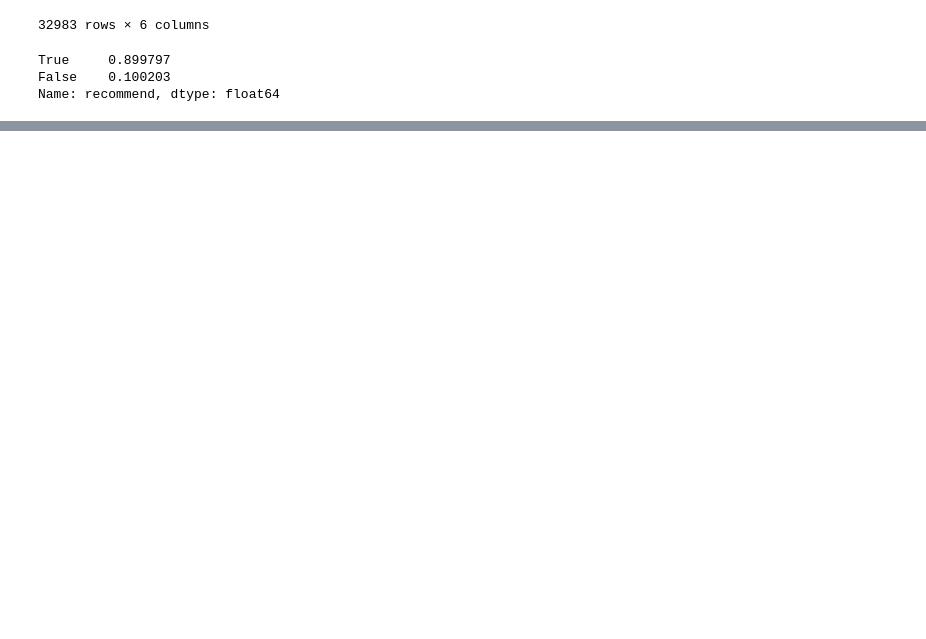
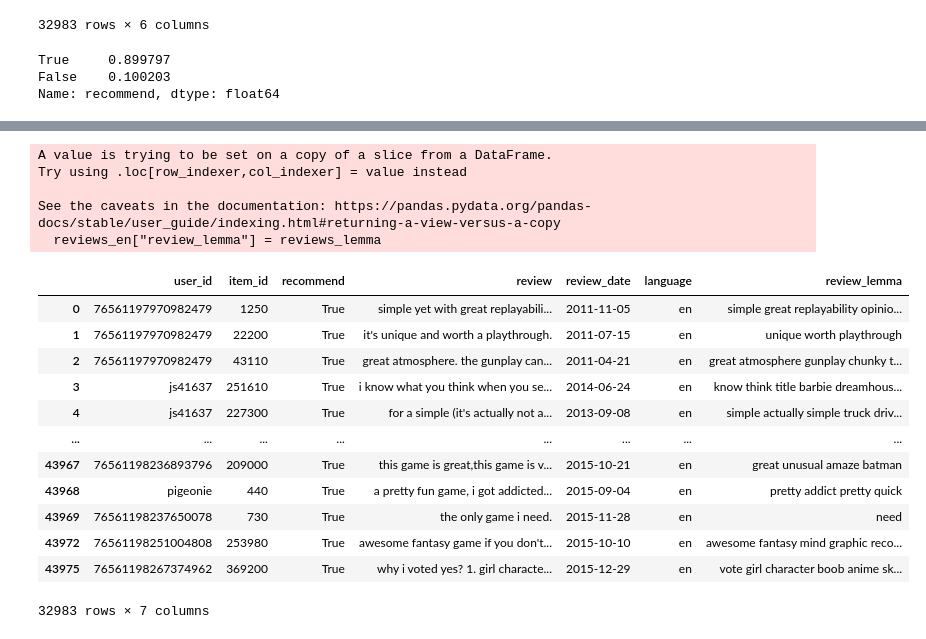
Before and after one commit to DaAnMaGi/PI_ML_OPS, a Jupyter notebook: formulacion/formulacion_datos.ipynb, the cells around one changed output, grey strips where cells are left out. Cells and saved outputs as stored; diff of their text form; code cells hidden in the pictures; blank space fills up the shorter version.

```diff
--- a/formulacion/formulacion_datos.ipynb
+++ b/formulacion/formulacion_datos.ipynb
@@ -294,0 +321,12 @@ Name: recommend, dtype: float64
+# %%
+# se crea la siguiente función para obtener la categoría de la palabra que se usará
+# para la lematización
+def get_wordnet_pos(word):
+    """Map POS tag to first character lemmatize() accepts"""
+    tag = nltk.pos_tag([word])[0][1][0].upper()
+    tag_dict = {"J": wordnet.ADJ,
+                "N": wordnet.NOUN,
+                "V": wordnet.VERB,
+                "R": wordnet.ADV}
+
+    return tag_dict.get(tag, wordnet.NOUN)
@@ -294,0 +337,26 @@ Name: recommend, dtype: float64
+# %%
+# Se limpia, tokeniza y lematiza cada una de las
+# reviews de la base de datos.
+
+reviews_lemma = []
+
+for review in reviews_en.review:
+  # Se limpia de caracteres no alfabéticos
+  review = re.sub("[^a-zA-Z]"," ",str(review))
+  # Se tokeniza.
+  review = nltk.word_tokenize(review)
+
+  # Se lematizan las palabras
+  review = [wnl.lemmatize(w, get_wordnet_pos(w)) for w in review]
+
+  # Se eliminan palabras menores de 3 letras
+  review = [word for word in review if len(word)>3]
+  # Sacamos las Stopwords
+  review = [word for word in review if not word in stopwords]
+  review = [word for word in review if word not in filtrar]
+
+  # Se unifica nuevamente la review
+  review = " ".join(review)
+
+  # Se agrega a la lista que luego servirá para agregar la info al dataframe
+  reviews_lemma.append(review)
@@ -294,0 +384,26 @@ Name: recommend, dtype: float64
+# %%
+# Se agrega la lematización a el dataset.
+reviews_en["review_lemma"] = reviews_lemma
+# %% [output]
+A value is trying to be set on a copy of a slice from a DataFrame.
+Try using .loc[row_indexer,col_indexer] = value instead
+
+See the caveats in the documentation: https://pandas.pydata.org/pandas-docs/stable/user_guide/indexing.html#returning-a-view-versus-a-copy
+  reviews_en["review_lemma"] = reviews_lemma
+# %%
+# Se visualiza el dataset
+reviews_en
+# %% [output]
+|  | user_id | item_id | recommend | review | review_date | language | review_lemma |
+| 0 | 76561197970982479 | 1250 | True | simple yet with great replayabili... | 2011-11-05 | en | simple great replayability opinio... |
+| 1 | 76561197970982479 | 22200 | True | it's unique and worth a playthrough. | 2011-07-15 | en | unique worth playthrough |
+| 2 | 76561197970982479 | 43110 | True | great atmosphere. the gunplay can... | 2011-04-21 | en | great atmosphere gunplay chunky t... |
+| 3 | js41637 | 251610 | True | i know what you think when you se... | 2014-06-24 | en | know think title barbie dreamhous... |
+| 4 | js41637 | 227300 | True | for a simple (it's actually not a... | 2013-09-08 | en | simple actually simple truck driv... |
+| ... | ... | ... | ... | ... | ... | ... | ... |
+| 43967 | 76561198236893796 | 209000 | True | this game is great,this game is v... | 2015-10-21 | en | great unusual amaze batman |
+| 43968 | pigeonie | 440 | True | a pretty fun game, i got addicted... | 2015-09-04 | en | pretty addict pretty quick |
+| 43969 | 76561198237650078 | 730 | True | the only game i need. | 2015-11-28 | en | need |
+| 43972 | 76561198251004808 | 253980 | True | awesome fantasy game if you don't... | 2015-10-10 | en | awesome fantasy mind graphic reco... |
+| 43975 | 76561198267374962 | 369200 | True | why i voted yes? 1. girl characte... | 2015-12-29 | en | vote girl character boob anime sk... |
+32983 rows × 7 columns
```
Also changed, not shown: parts of 19 cells of this notebook.
